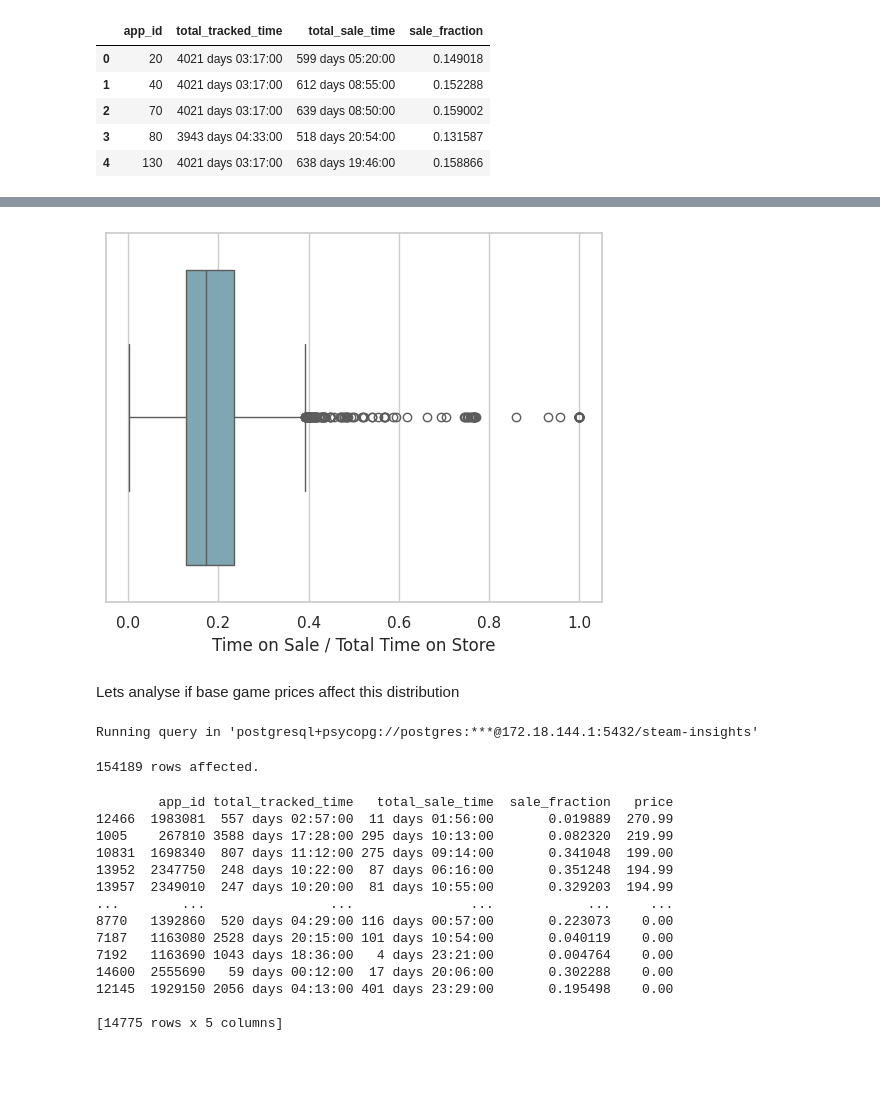
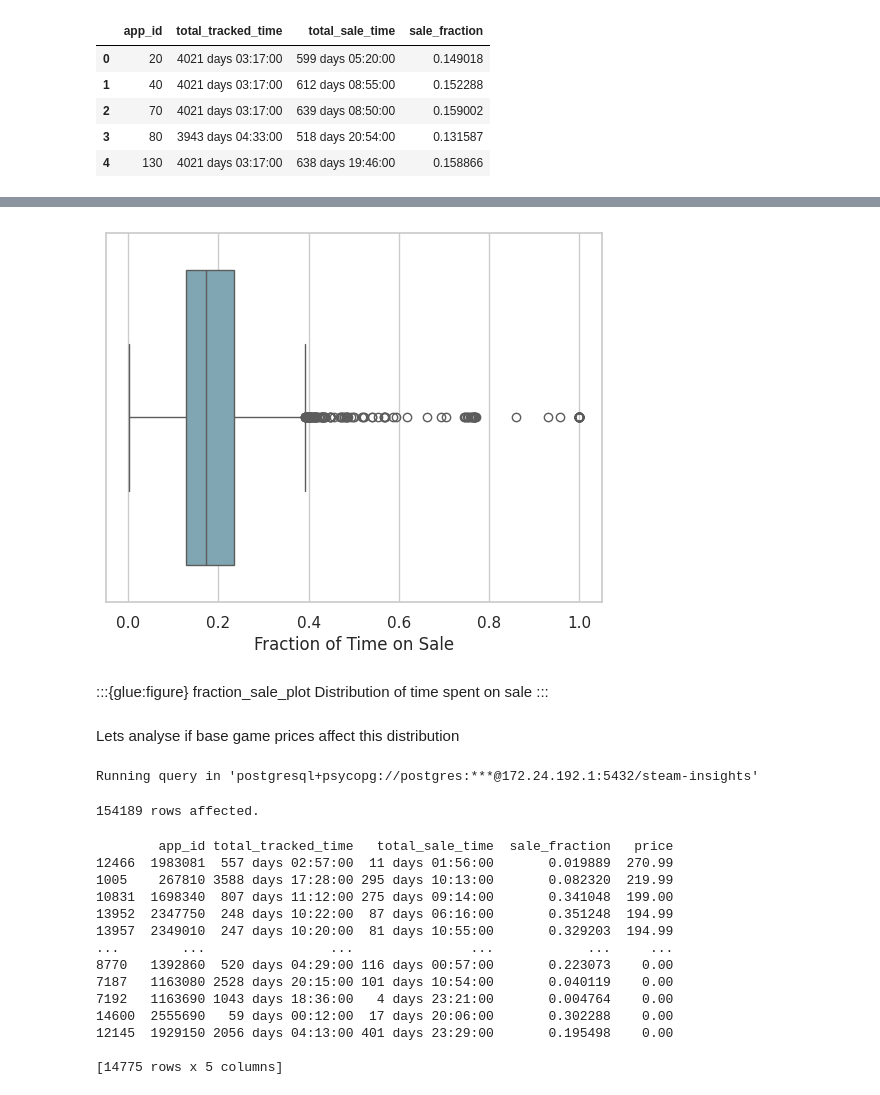
Before and after one commit to aritmos/steam-explorer, a Jupyter notebook: src/book/notebooks/pricehistory.ipynb, the cells around one changed output, grey strips where cells are left out. Cells and saved outputs as stored; diff of their text form; code cells hidden in the pictures; blank space fills up the shorter version.

```diff
--- a/src/book/notebooks/pricehistory.ipynb
+++ b/src/book/notebooks/pricehistory.ipynb
@@ -13,6 +13,5 @@ The sql extension is already loaded. To reload it, use:
 # %% [markdown]
 ## Analysis
 # %%
-app_pricehistory_result = %sql SELECT * FROM app_pricehistory
-app_pricehistory_df = app_pricehistory_result.DataFrame();
+app_pricehistory_df = %sql SELECT * FROM app_pricehistory
 # %% [output]
@@ -159,7 +193,8 @@ df.head()
 | 3 | 80 | 3943 days 04:33:00 | 518 days 20:54:00 | 0.131587 |
 | 4 | 130 | 4021 days 03:17:00 | 638 days 19:46:00 | 0.158866 |
 # %%
-plot = sns.boxplot(data=df, x="sale_fraction", color=tiffany_blue)
-plt.xlabel("Time on Sale / Total Time on Store")
-plt.show(plot)
+fig, ax = plt.subplots()
+plot = sns.boxplot(data=df, x="sale_fraction", color=blue, ax=ax)
+plt.xlabel("Fraction of Time on Sale")
+%glue fraction_sale_plot = fig
 # %% [output]
@@ -166,14 +202,18 @@ plt.show(plot)
-[figure, old version]
+[figure, new version]
+# %% [markdown]
+:::{glue:figure} fraction_sale_plot
+Distribution of time spent on sale
+:::
 # %% [markdown]
 Lets analyse if base game prices affect this distribution
 # %%
 # add price data to apps
-app_prices_result = %sql SELECT id, price FROM apps
-app_prices_df = app_prices_result.DataFrame()
+app_prices_df = %sql SELECT id, price FROM apps
 app_prices_df.rename(columns={"id": "app_id"}, inplace=True)
 app_prices_df["price"] /= 100
 
 df = pd.merge(df, app_prices_df, how="left", on="app_id")
+
 print(df.sort_values(by="price", ascending=False))
 
 # add price bands
@@ -184,7 +224,7 @@ price_to_band = lambda p: next(s for b, s in zip(price_bands, price_bands_str) i
 
 df["price_band"] = df["price"].map(price_to_band)
 # %% [output]
-Running query in 'postgresql+psycopg://postgres:***@172.18.144.1:5432/steam-insights'
+Running query in 'postgresql+psycopg://postgres:***@172.24.192.1:5432/steam-insights'
 154189 rows affected.
         app_id total_tracked_time   total_sale_time  sale_fraction   price
 12466  1983081  557 days 02:57:00  11 days 01:56:00       0.019889  270.99
```
Also changed, not shown: parts of 14 cells of this notebook, 5 other files.
